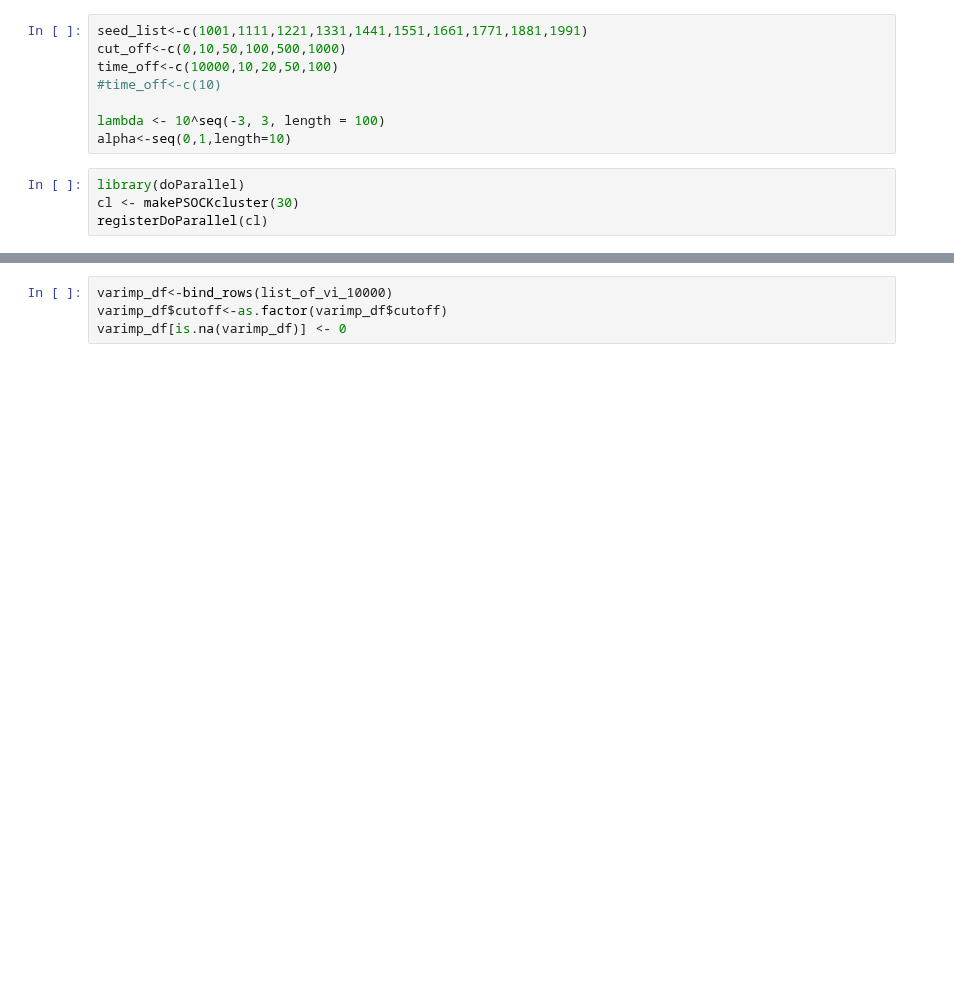
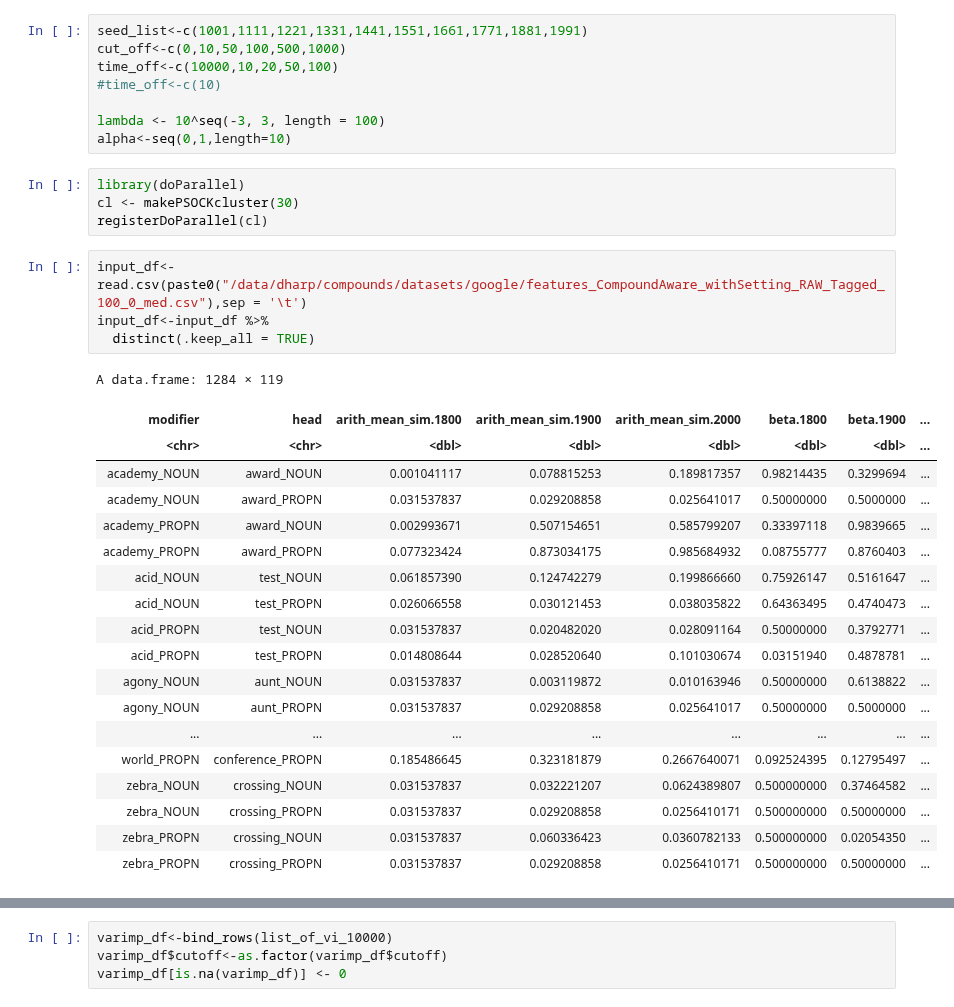
Before and after one commit to prajitdhar/Compounding, a Jupyter notebook: src/Regression_Exps_google_RAW-Tagged.ipynb, the cells around one changed output, grey strips where cells are left out. Cells and saved outputs as stored; diff of their text form; blank space fills up the shorter version.

```diff
--- a/src/Regression_Exps_google_RAW-Tagged.ipynb
+++ b/src/Regression_Exps_google_RAW-Tagged.ipynb
@@ -28,3 +30,27 @@ alpha<-seq(0,1,length=10)
 library(doParallel)
 cl <- makePSOCKcluster(30)
 registerDoParallel(cl)
+# %%
+input_df<-read.csv(paste0("/data/dharp/compounds/datasets/google/features_CompoundAware_withSetting_RAW_Tagged_100_0_med.csv"),sep = '\t')
+input_df<-input_df %>%
+  distinct(.keep_all = TRUE)
+# %% [output]
+A data.frame: 1284 × 119
+| modifier | head | arith_mean_sim.1800 | arith_mean_sim.1900 | arith_mean_sim.2000 | beta.1800 | beta.1900 | ... |
+| <chr> | <chr> | <dbl> | <dbl> | <dbl> | <dbl> | <dbl> | ... |
+| academy_NOUN | award_NOUN | 0.001041117 | 0.078815253 | 0.189817357 | 0.98214435 | 0.3299694 | ... |
+| academy_NOUN | award_PROPN | 0.031537837 | 0.029208858 | 0.025641017 | 0.50000000 | 0.5000000 | ... |
+| academy_PROPN | award_NOUN | 0.002993671 | 0.507154651 | 0.585799207 | 0.33397118 | 0.9839665 | ... |
+| academy_PROPN | award_PROPN | 0.077323424 | 0.873034175 | 0.985684932 | 0.08755777 | 0.8760403 | ... |
+| acid_NOUN | test_NOUN | 0.061857390 | 0.124742279 | 0.199866660 | 0.75926147 | 0.5161647 | ... |
+| acid_NOUN | test_PROPN | 0.026066558 | 0.030121453 | 0.038035822 | 0.64363495 | 0.4740473 | ... |
+| acid_PROPN | test_NOUN | 0.031537837 | 0.020482020 | 0.028091164 | 0.50000000 | 0.3792771 | ... |
+| acid_PROPN | test_PROPN | 0.014808644 | 0.028520640 | 0.101030674 | 0.03151940 | 0.4878781 | ... |
+| agony_NOUN | aunt_NOUN | 0.031537837 | 0.003119872 | 0.010163946 | 0.50000000 | 0.6138822 | ... |
+| agony_NOUN | aunt_PROPN | 0.031537837 | 0.029208858 | 0.025641017 | 0.50000000 | 0.5000000 | ... |
+| ... | ... | ... | ... | ... | ... | ... | ... |
+| world_PROPN | conference_PROPN | 0.185486645 | 0.323181879 | 0.2667640071 | 0.092524395 | 0.12795497 | ... |
+| zebra_NOUN | crossing_NOUN | 0.031537837 | 0.032221207 | 0.0624389807 | 0.500000000 | 0.37464582 | ... |
+| zebra_NOUN | crossing_PROPN | 0.031537837 | 0.029208858 | 0.0256410171 | 0.500000000 | 0.50000000 | ... |
+| zebra_PROPN | crossing_NOUN | 0.031537837 | 0.060336423 | 0.0360782133 | 0.500000000 | 0.02054350 | ... |
+| zebra_PROPN | crossing_PROPN | 0.031537837 | 0.029208858 | 0.0256410171 | 0.500000000 | 0.50000000 | ... |
```
Also changed, not shown: parts of 11 cells of this notebook, 53 other files.
